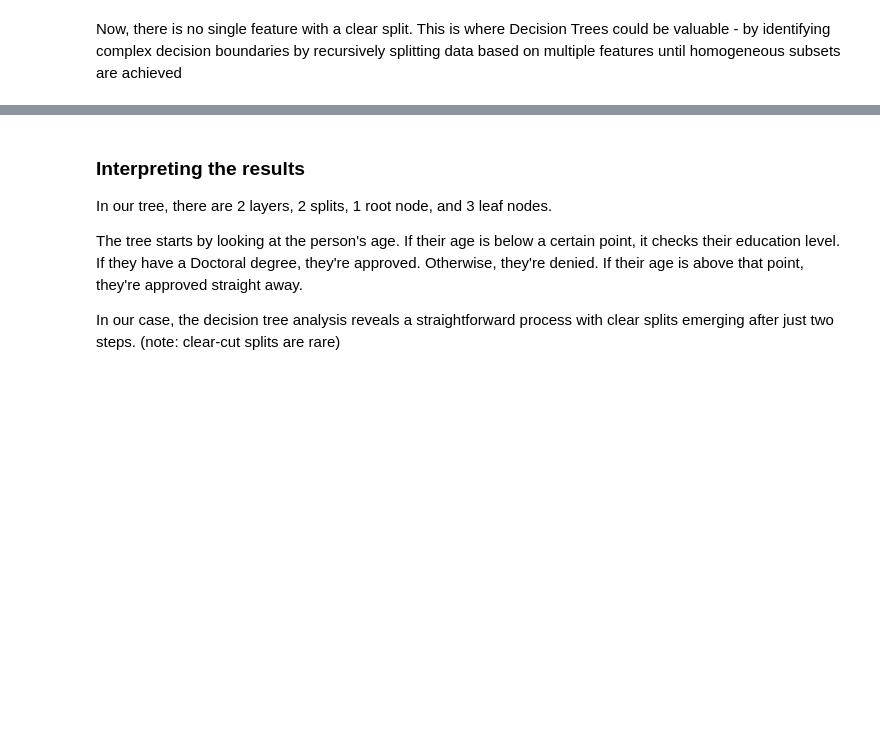
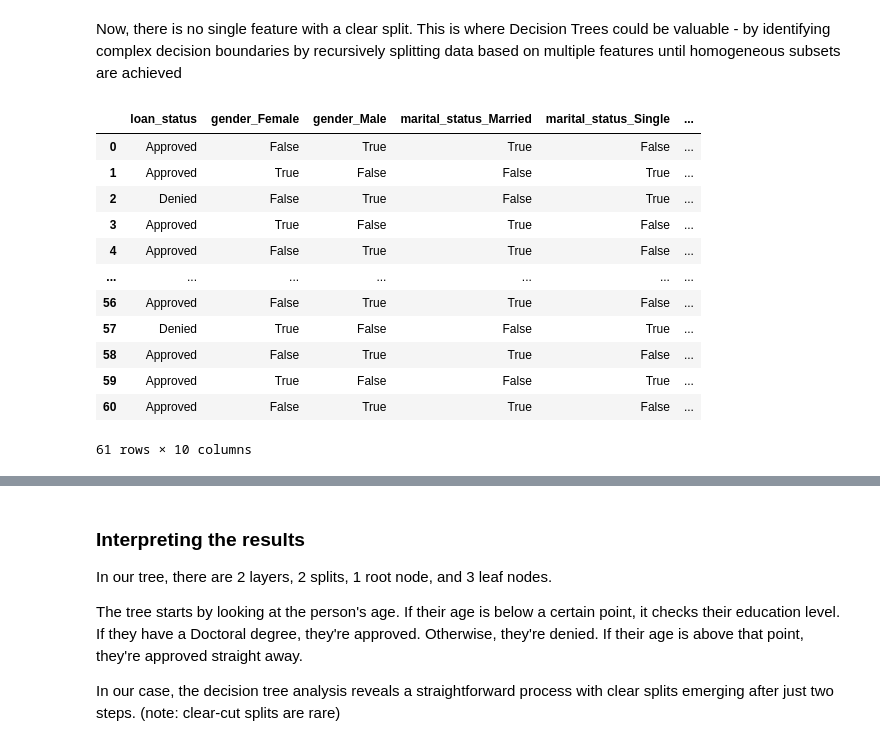
Before and after one commit to adoptedirelia/Replicable-ML-Final-Project, a Jupyter notebook: tutorial/decision-trees.ipynb, the cells around one changed output, grey strips where cells are left out. Drawn from its saved outputs; the diff is of its cells as text; code cells hidden in the pictures; blank space fills up the shorter version.

```diff
--- a/tutorial/decision-trees.ipynb
+++ b/tutorial/decision-trees.ipynb
@@ -138,17 +155,32 @@ Now, there is no single feature with a clear split. This is where Decision Trees
 # %%
 # Preprocessing
 from sklearn.preprocessing import StandardScaler
 
 # one hot encoding
 df_encoded = pd.get_dummies(df, columns=['gender', 'marital_status','education_level'])
 
 # scaling - note this is optional for trees algo
 #scaler = StandardScaler()
 #scaled_features = scaler.fit_transform(df_encoded[['age']])
 #df_scaled = pd.DataFrame(scaled_features, columns=['scaled_age'])
 #df_final = pd.concat([df_encoded, df_scaled], axis=1).drop(columns=['age'])
 
 df_final = df_encoded
+df_final
+# %% [output]
+|  | loan_status | gender_Female | gender_Male | marital_status_Married | marital_status_Single | ... |
+| 0 | Approved | False | True | True | False | ... |
+| 1 | Approved | True | False | False | True | ... |
+| 2 | Denied | False | True | False | True | ... |
+| 3 | Approved | True | False | True | False | ... |
+| 4 | Approved | False | True | True | False | ... |
+| ... | ... | ... | ... | ... | ... | ... |
+| 56 | Approved | False | True | True | False | ... |
+| 57 | Denied | True | False | False | True | ... |
+| 58 | Approved | False | True | True | False | ... |
+| 59 | Approved | True | False | False | True | ... |
+| 60 | Approved | False | True | True | False | ... |
+61 rows × 10 columns
 # %%
 from sklearn.model_selection import train_test_split
 from sklearn.tree import DecisionTreeClassifier, plot_tree
```
Also changed, not shown: parts of 3 cells of this notebook, 3 other files.
